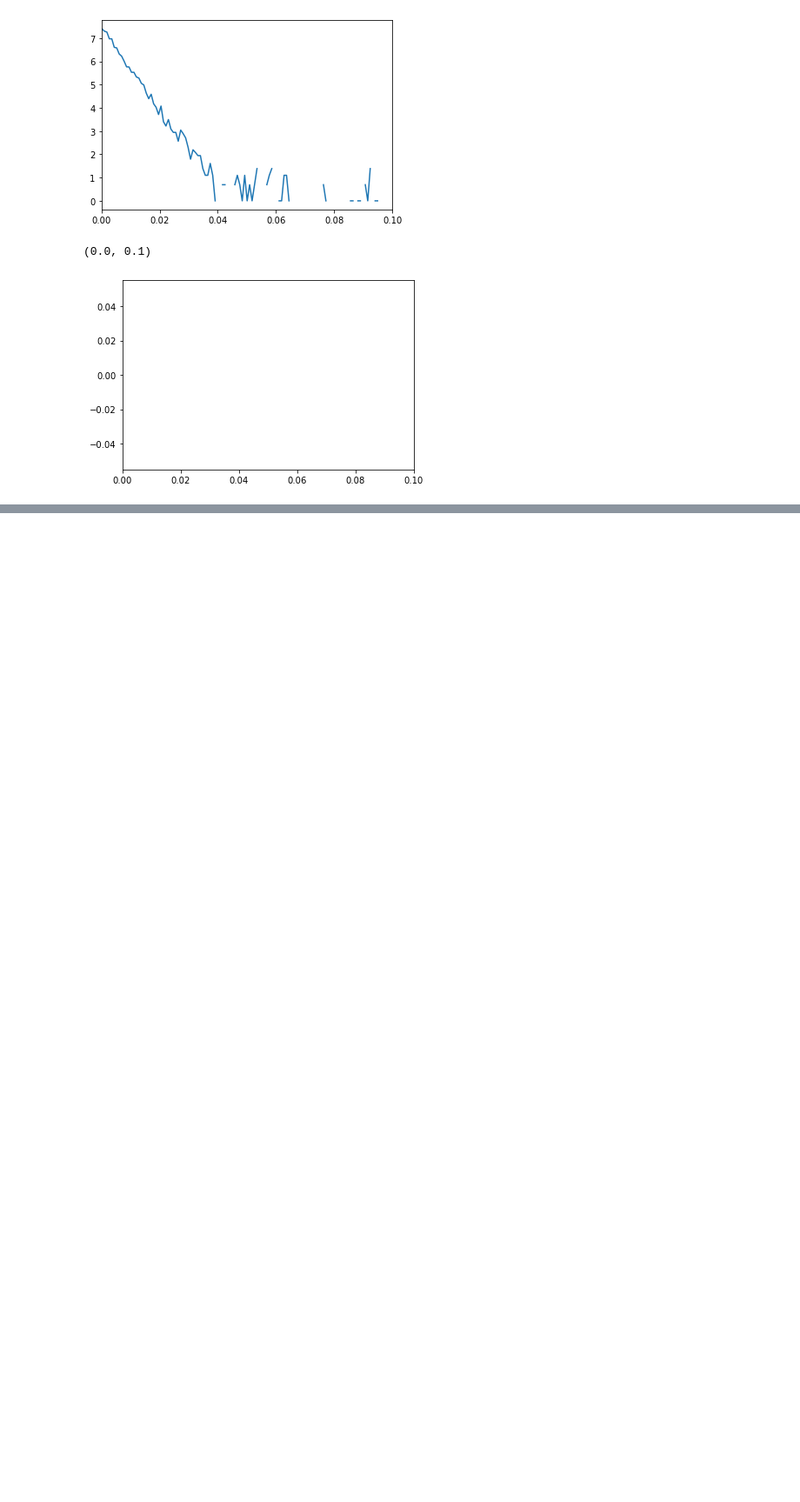
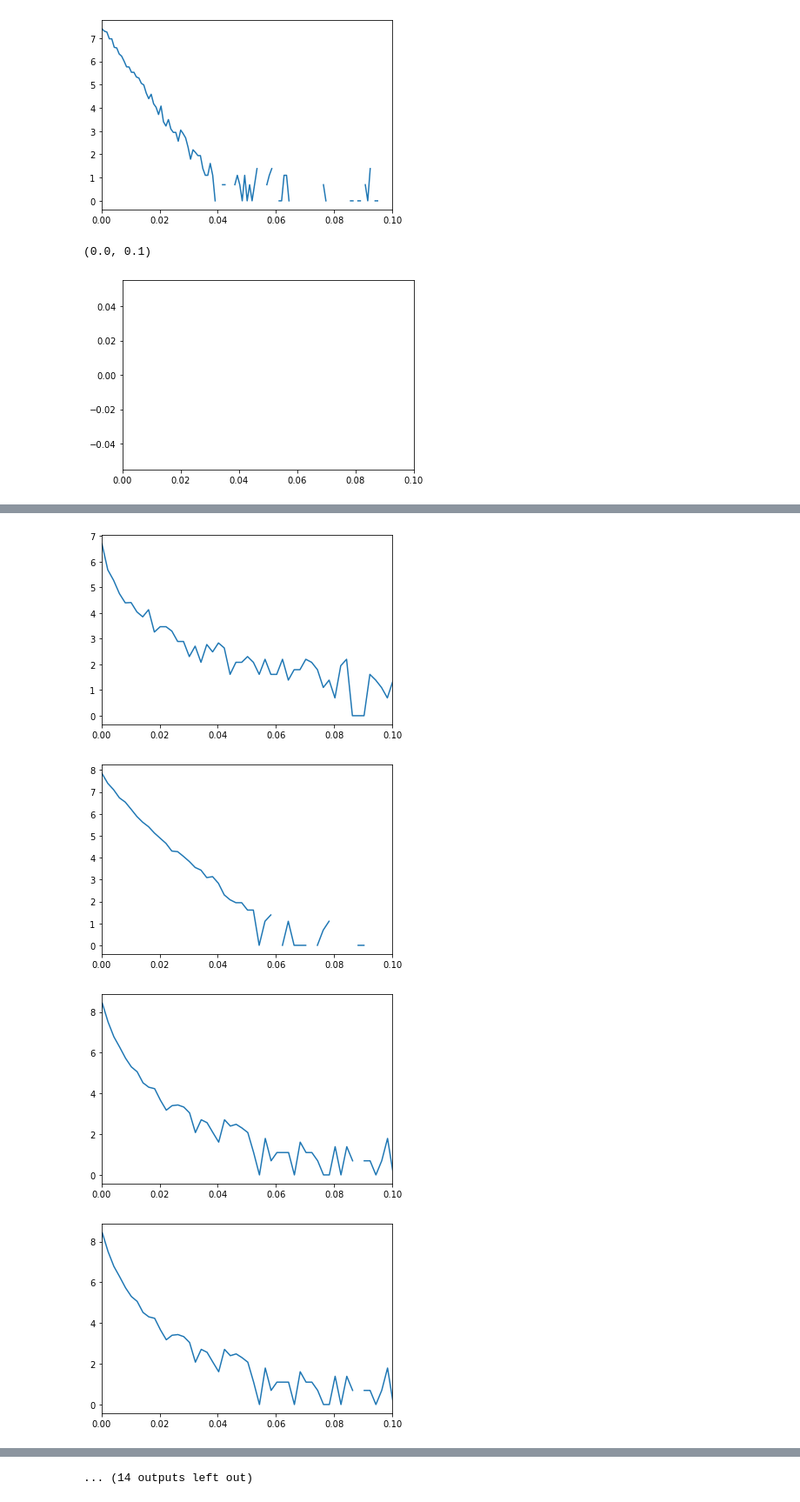
Before and after one commit to bilije/beka-z-potasu, a Jupyter notebook: projekt2.ipynb, the cells around one changed output, grey strips where cells are left out. Shown at 87% size. Saved outputs shown, nothing was run; the diff lists cells and outputs as text; code cells hidden in the pictures; blank space fills up the shorter version.

```diff
--- a/projekt2.ipynb
+++ b/projekt2.ipynb
@@ -252,0 +327,10 @@ IndexError: list index out of range
+# %%
+for i in range(len(counts_burst)):
+    plt.plot(bins_burst[i][:-1],np.log(counts_burst[i]))
+    plt.xlim(0, right=0.1)
+    plt.show()
+# %% [output]
+[figure, added]
+[figure, added]
+[figure, added]
+[figure, added]
@@ -252,0 +345 @@ IndexError: list index out of range
+... (14 outputs left out)
```
Also changed, not shown: parts of 10 cells of this notebook.
